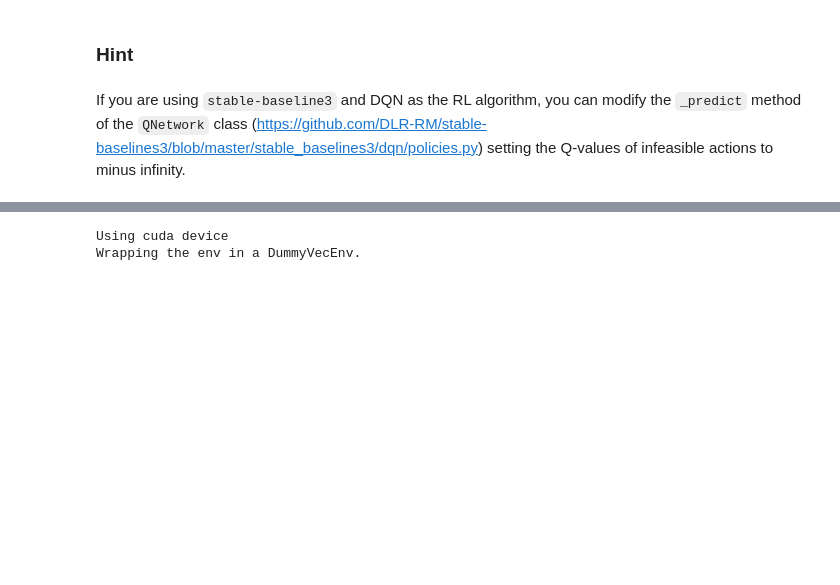
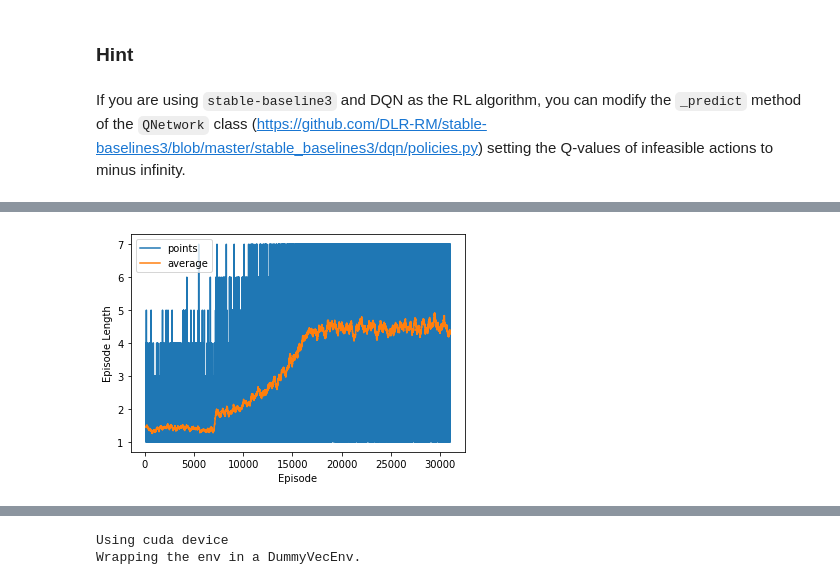
Before and after one commit to Giullar/knowledge-injection-dnn, a Jupyter notebook: notebooks/knowledge_injection_rl.ipynb, the cells around one changed output, grey strips where cells are left out. Saved outputs shown, nothing was run; the diff lists cells and outputs as text; code cells hidden in the pictures; blank space fills up the shorter version.

```diff
--- a/notebooks/knowledge_injection_rl.ipynb
+++ b/notebooks/knowledge_injection_rl.ipynb
@@ -616,0 +590,4 @@ class DQNPolicy_K_Inj(DQNPolicy):
+# %%
+# Environment definition
+dim = 3
+env = make_pls_env(dim=dim)
@@ -616,0 +626,14 @@ class DQNPolicy_K_Inj(DQNPolicy):
+# %%
+# Plot episodes lentghs during training
+sl, pl = smooth_time_series(env.get_episode_lengths(), windows_size=200)
+#env.get_episode_rewards()
+#env.get_episode_lengths()
+plt.plot(pl, label="points")
+plt.plot(sl, label="average")
+plt.xlabel("Episode")
+plt.ylabel("Episode Length")
+plt.legend()
+#plt.savefig("dqn_length_3x3_K_Inj_E.png", dpi=IMG_DPI)
+plt.show()
+# %% [output]
+[figure, added]
```
Also changed, not shown: parts of 42 cells of this notebook.
